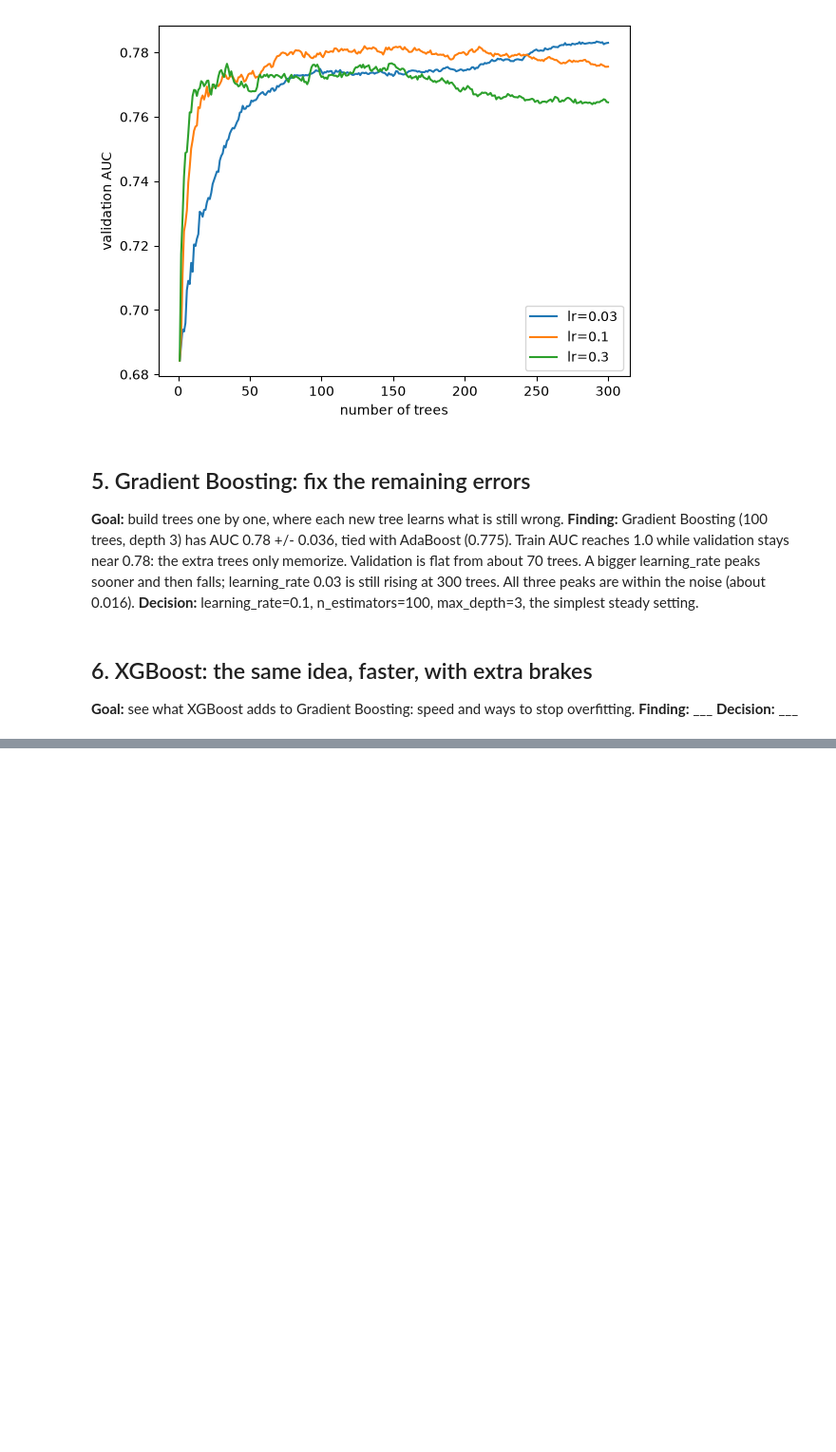
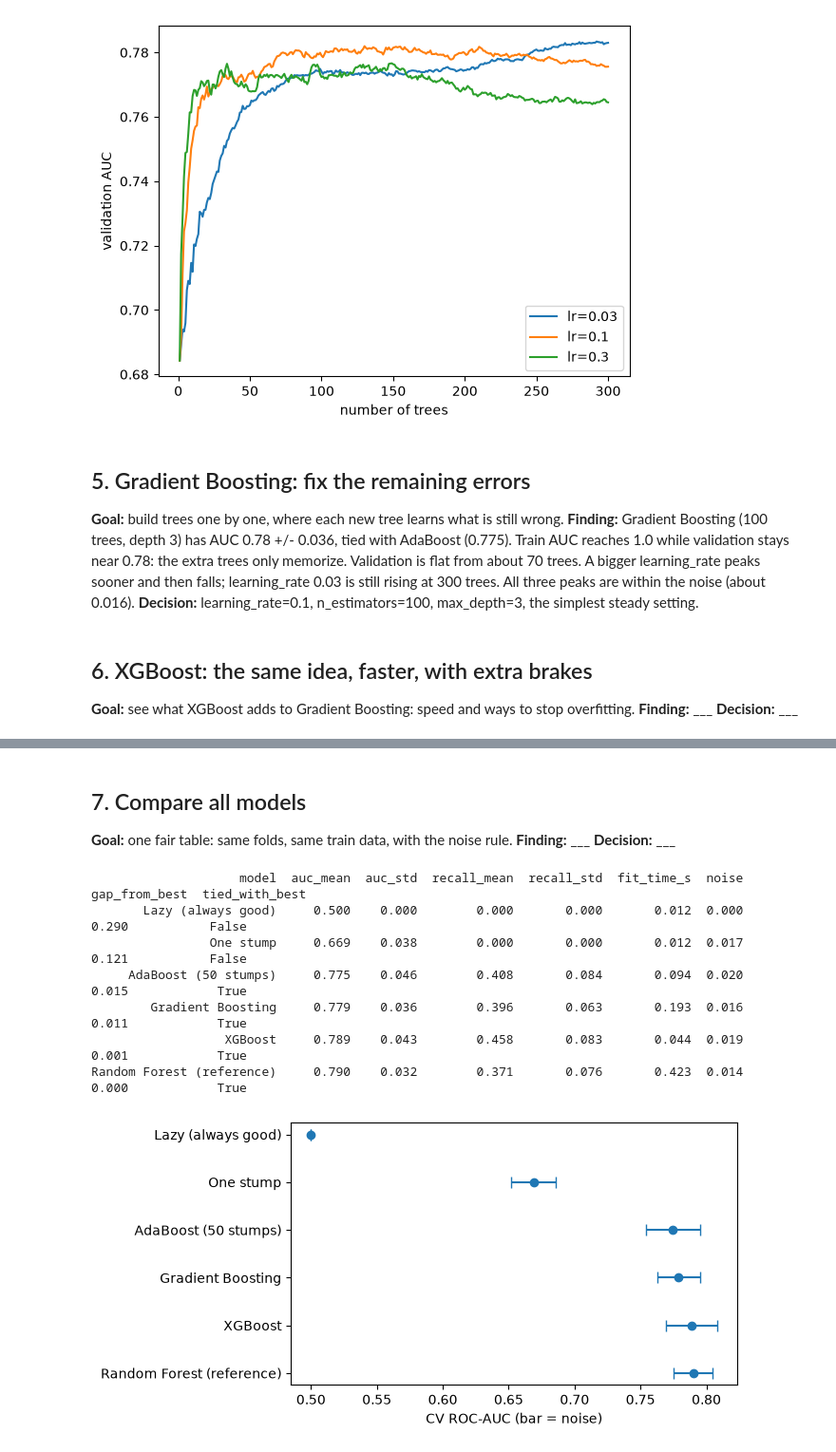
Before and after one commit to Rohitghosh14/Credit_Boosting_practice, a Jupyter notebook: notebooks/01_boosting.ipynb, the cells around one changed output, grey strips where cells are left out. Shown at 95% size. Cells and saved outputs as stored; diff of their text form; code cells hidden in the pictures; blank space fills up the shorter version.

Commit message:
Finish boosting comparison, final test and README

```diff
--- a/notebooks/01_boosting.ipynb
+++ b/notebooks/01_boosting.ipynb
@@ -424,0 +454,63 @@ XGBoost           AUC 0.789 +/- 0.043 | recall 0.46 | fit time 0.10s
+# %% [markdown]
+## 7. Compare all models
+**Goal:** one fair table: same folds, same train data, with the noise rule.
+**Finding:** ___
+**Decision:** ___
+# %%
+from pathlib import Path
+from sklearn.dummy import DummyClassifier
+from sklearn.ensemble import RandomForestClassifier
+
+final_models = {
+    "Lazy (always good)": DummyClassifier(strategy="most_frequent"),
+    "One stump": DecisionTreeClassifier(max_depth=1, random_state=42),
+    "AdaBoost (50 stumps)": AdaBoostClassifier(
+        estimator=DecisionTreeClassifier(max_depth=1),
+        n_estimators=50, random_state=42),
+    "Gradient Boosting": GradientBoostingClassifier(
+        n_estimators=100, learning_rate=0.1, max_depth=3, random_state=42),
+    "XGBoost": XGBClassifier(
+        n_estimators=100, learning_rate=0.1, max_depth=3, random_state=42),
+    "Random Forest (reference)": RandomForestClassifier(
+        n_estimators=300, random_state=42, n_jobs=-1),
+}
+
+rows = []
+for name, m in final_models.items():
+    pipe = Pipeline([("prep", preprocessor), ("model", m)])
+    s = cross_validate(pipe, X_train, y_train, cv=cv,
+                       scoring=["roc_auc", "recall"])
+    rows.append({"model": name,
+                 "auc_mean": s["test_roc_auc"].mean(),
+                 "auc_std": s["test_roc_auc"].std(),
+                 "recall_mean": s["test_recall"].mean(),
+                 "recall_std": s["test_recall"].std(),
+                 "fit_time_s": s["fit_time"].mean()})
+
+table = pd.DataFrame(rows)
+table["noise"] = table["auc_std"] / np.sqrt(5)
+table["gap_from_best"] = table["auc_mean"].max() - table["auc_mean"]
+best_noise = table.loc[table["auc_mean"].idxmax(), "noise"]
+table["tied_with_best"] = table["gap_from_best"] < np.maximum(table["noise"], best_noise)
+print(table.round(3).to_string(index=False))
+
+reports = Path("../reports")
+reports.mkdir(exist_ok=True)
+table.round(4).to_csv(reports / "model_comparison.csv", index=False)
+
+plt.figure(figsize=(7, 3.5))
+plt.errorbar(table["auc_mean"], table["model"], xerr=table["noise"], fmt="o", capsize=4)
+plt.gca().invert_yaxis()
+plt.xlabel("CV ROC-AUC (bar = noise)")
+plt.tight_layout()
+plt.savefig(reports / "auc_comparison.png")
+plt.show()
+# %% [output]
+                    model  auc_mean  auc_std  recall_mean  recall_std  fit_time_s  noise  gap_from_best  tied_with_best
+       Lazy (always good)     0.500    0.000        0.000       0.000       0.012  0.000          0.290           False
+                One stump     0.669    0.038        0.000       0.000       0.012  0.017          0.121           False
+     AdaBoost (50 stumps)     0.775    0.046        0.408       0.084       0.094  0.020          0.015            True
+        Gradient Boosting     0.779    0.036        0.396       0.063       0.193  0.016          0.011            True
+                  XGBoost     0.789    0.043        0.458       0.083       0.044  0.019          0.001            True
+Random Forest (reference)     0.790    0.032        0.371       0.076       0.423  0.014          0.000            True
+[figure, added]
```
Also changed, not shown: parts of 6 cells of this notebook, 3 other files.
